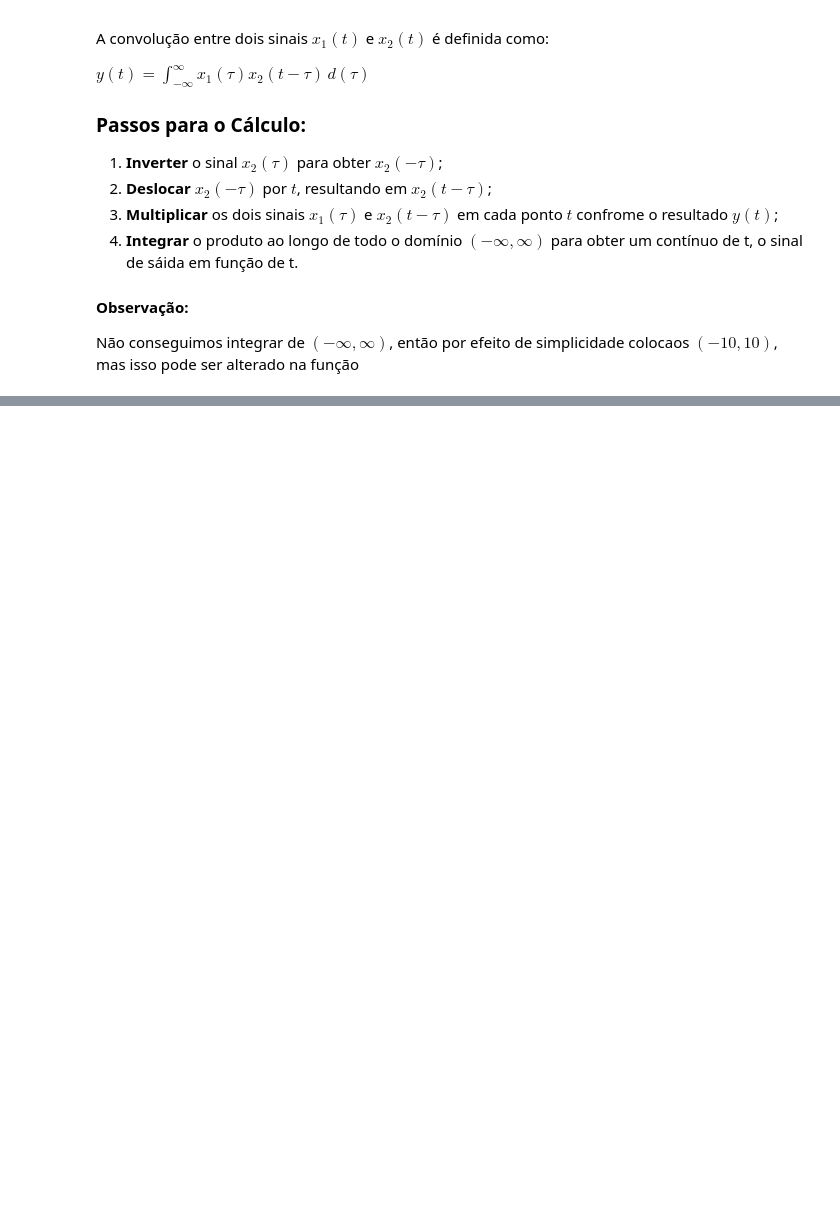
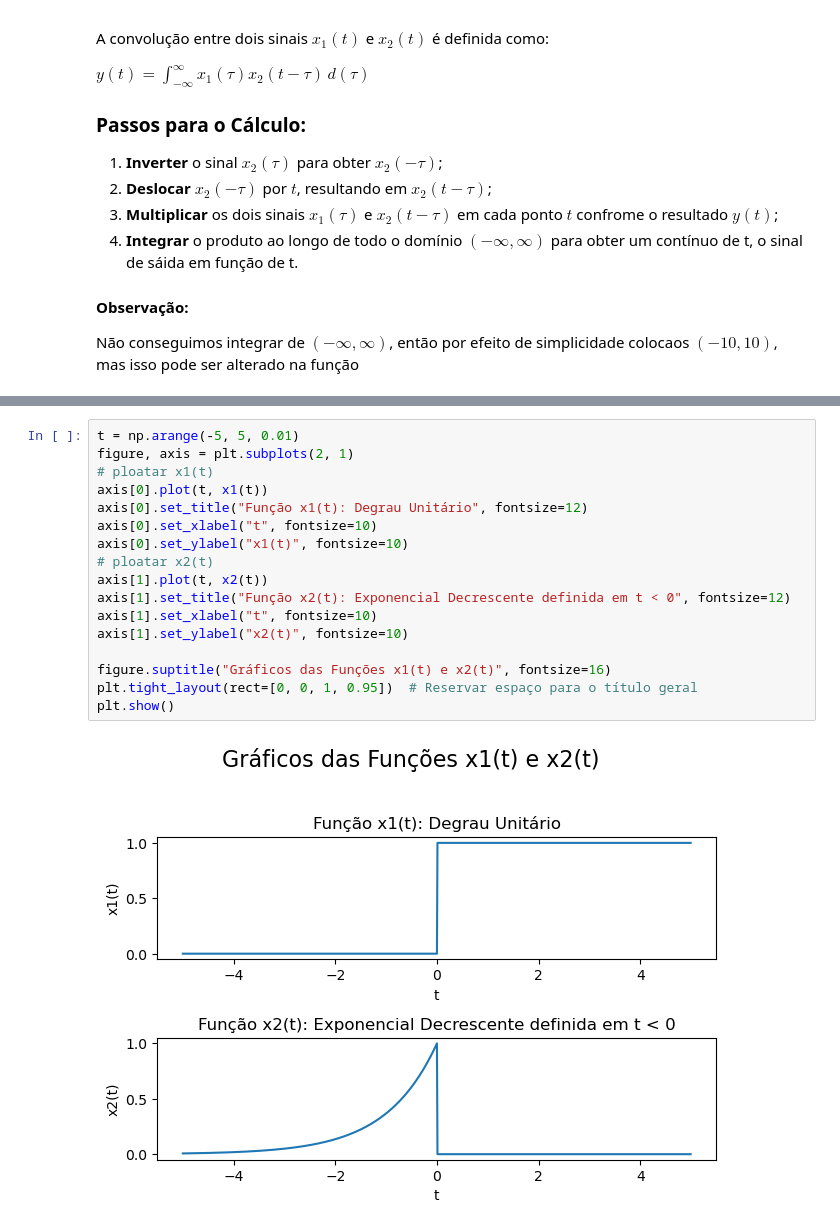
Before and after one commit to CAIOFLN/Convolucao_sinais, a Jupyter notebook: codigo.ipynb, the cells around one changed output, grey strips where cells are left out. Drawn from its saved outputs; the diff is of its cells as text; blank space fills up the shorter version.

```diff
--- a/codigo.ipynb
+++ b/codigo.ipynb
@@ -40,0 +30,19 @@ def convolucao (x1, x2, a, b, limite_integral):
+# %%
+t = np.arange(-5, 5, 0.01)
+figure, axis = plt.subplots(2, 1)
+# ploatar x1(t)
+axis[0].plot(t, x1(t))
+axis[0].set_title("Função x1(t): Degrau Unitário", fontsize=12)
+axis[0].set_xlabel("t", fontsize=10)
+axis[0].set_ylabel("x1(t)", fontsize=10)
+# ploatar x2(t)
+axis[1].plot(t, x2(t))
+axis[1].set_title("Função x2(t): Exponencial Decrescente definida em t < 0", fontsize=12)
+axis[1].set_xlabel("t", fontsize=10)
+axis[1].set_ylabel("x2(t)", fontsize=10)
+
+figure.suptitle("Gráficos das Funções x1(t) e x2(t)", fontsize=16)
+plt.tight_layout(rect=[0, 0, 1, 0.95])  # Reservar espaço para o título geral
+plt.show()
+# %% [output]
+[figure, added]
```
Also changed, not shown: parts of 6 cells of this notebook.
